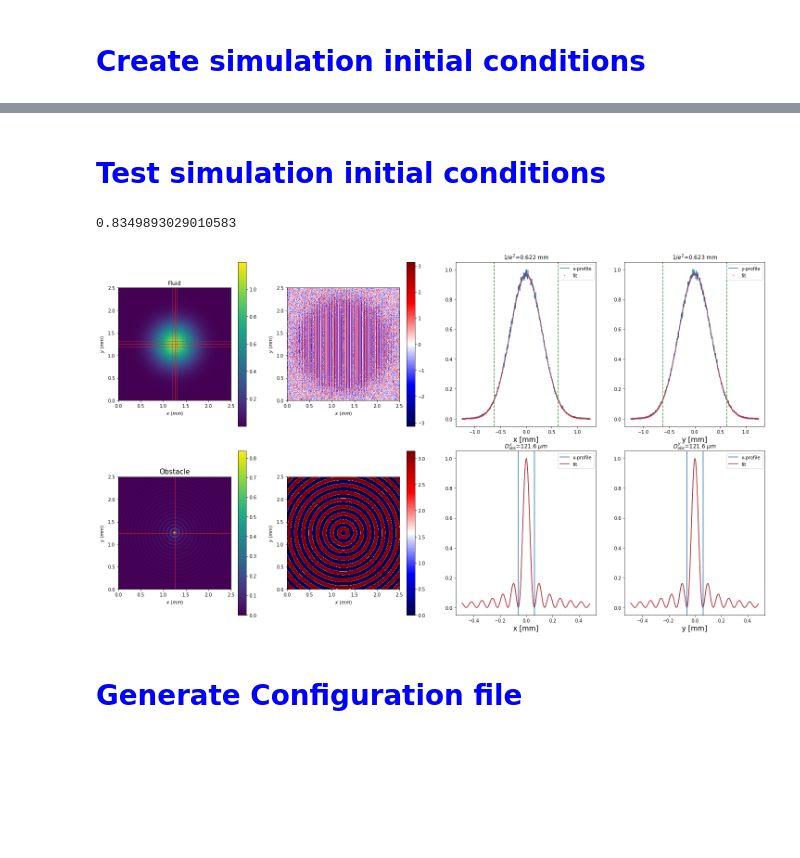
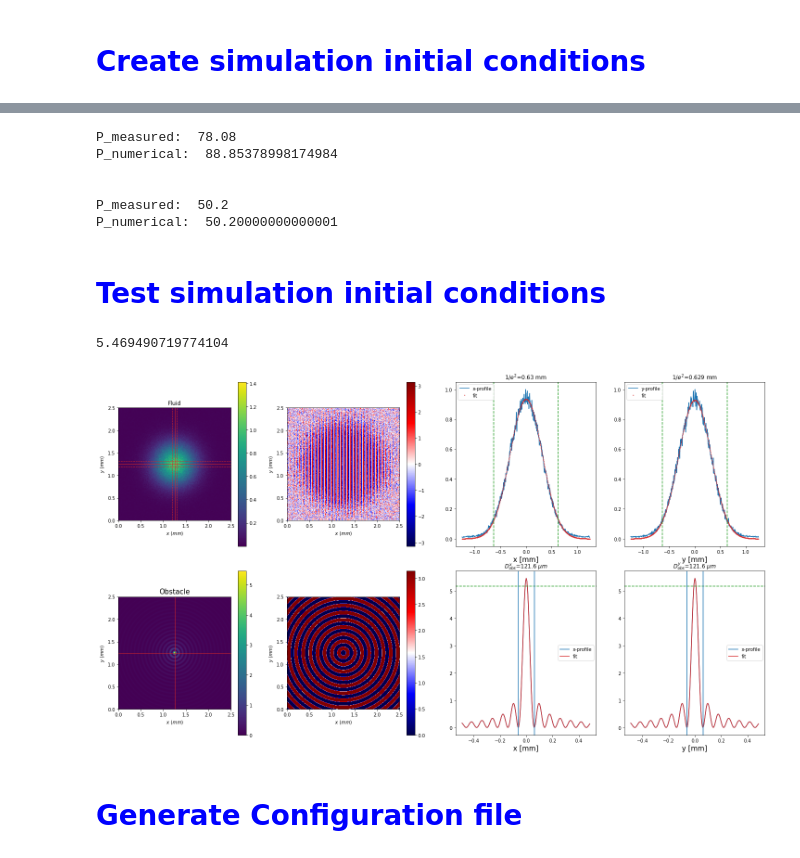
Before and after one commit to nunoazevedosilva/SBN, a Jupyter notebook: SBN_Simulation_axicon.ipynb, the cells around one changed output, grey strips where cells are left out. Drawn from its saved outputs; the diff is of its cells as text; code cells hidden in the pictures; blank space fills up the shorter version.

```diff
--- a/SBN_Simulation_axicon.ipynb
+++ b/SBN_Simulation_axicon.ipynb
@@ -265,7 +267,7 @@ dd = d_bessel*1e-2*factor_t/2.0
 
 #cs = np.sqrt(1/Isat)
 theta = fluid_velocity*ne
-vx = fluid_velocity*ne/np.sqrt(ne*delta_n)
+vx = theta/ne/np.sqrt(ne*delta_n)
 gamma = 1
 
 
@@ -278,16 +280,27 @@ my_simulation = simulation_config(dims, Nx, Ny, Nt, Nz, total_steps,
                                   alpha, Isat, gamma, saveDir)
 
 #Gaussian field - fluid
-my_simulation.initial_condition.add_field(gaussian_2d_field(my_simulation.x_af,my_simulation.y_af,1.0,waist_sim,
-                                                                Nx*dx/2,Ny*dy/2,vx,0))
+my_simulation.initial_condition.add_field(gaussian_2d_field(my_simulation.x_af,
+                                                            my_simulation.y_af,
+                                                            np.sqrt(If1),
+                                                            waist_sim,
+                                                            Nx*dx/2,
+                                                            Ny*dy/2,
+                                                            vx,
+                                                            0))
 
 #Noise
-my_simulation.initial_condition.add_field(whitenoise_2d_field(my_simulation.x_af, 0.1))
+my_simulation.initial_condition.add_field(whitenoise_2d_field(my_simulation.x_af, 0.2))
 
 #Axicon - optical defect
-my_simulation.initial_condition2.add_field(bessel_2d(my_simulation.x_af,my_simulation.y_af,
-                                                     If2/(If2 + Isat),
-                                    my_simulation.Nx*dx/2,my_simulation.Ny*dy/2, dd))
+my_simulation.initial_condition2.add_field(bessel_2d(my_simulation.x_af,
+                                                     my_simulation.y_af,
+                                                     P_red_beam*1e-3,
+                                                     I_fluid,
+                                                     my_simulation.Nx*dx/2,
+                                                     my_simulation.Ny*dy/2,
+                                                     dd,
+                                                     factor_t))
 
 
 #how many
@@ -307,3 +320,19 @@ bessel diameter = 15.453254716962103
+# %%
+input_beam_profile = np.transpose(np.abs(my_simulation.initial_condition.np_array)**2.0)
+
+print("P_measured: ", P_green_beam_corrected)
+print("P_numerical: ", np.sum(input_beam_profile)*dx*dy/factor_t/factor_t*1e4*I_fluid/(1e-3))
+print("\n")
+input_axicon_size = np.transpose(np.abs(my_simulation.initial_condition2.np_array)**2.0)
+print("P_measured: ", P_red_beam)
+print("P_numerical: ", np.sum(input_axicon_size)*dx*dy/factor_t/factor_t*1e4*I_fluid*1e3)
+# %% [output]
+P_measured:  78.08
+P_numerical:  88.85378998174984
+
+
+P_measured:  50.2
+P_numerical:  50.20000000000001
 # %% [markdown]
 # <font color='blue'>Test simulation initial conditions</font>
 # %%
@@ -405,6 +434,8 @@ plt.axvline(x=-(popt_y[-1] + popt_y[1])/factor_t/(1e-3), color="tab:green", line
 input_axicon_size = np.transpose(np.abs(my_simulation.initial_condition2.np_array)**2.0)
 phase_axicon = np.transpose(np.arctan2(np.imag(my_simulation.initial_condition2.np_array), np.real(my_simulation.initial_condition2.np_array)))
 
+axicon_max = np.max(input_axicon_size)
+
 y_shape, x_shape = np.shape(input_axicon_size)
 
 
@@ -444,39 +475,41 @@ plt.ylabel(r"$y$ $(mm)$")
 
 plt.subplot(grid[1, 1])
 
 plt.imshow(phase_axicon, cmap="seismic", extent=extent_general)
 plt.colorbar()
 plt.xlabel(r"$x$ $(mm)$")
 plt.ylabel(r"$y$ $(mm)$")
 
 
 plt.subplot(grid[1, 2])
 plt.title("$D^x_{obs}$=" + str(2.0*np.round(popt_x_input_4f[-1]/factor_t/(1e-6),1)) + " $\\mu m$")
-plt.plot(x_array_cutted_4f/factor_t/(1e-3), profile_x_4f_input_axicon_size_cutted, label="x-profile", color="tab:blue")
-plt.plot(x_array_cutted_4f/factor_t/(1e-3), bessel_function(x_array_cutted_4f, *popt_x_input_4f), label='fit', color="tab:red")
+plt.plot(x_array_cutted_4f/factor_t/(1e-3), axicon_max*profile_x_4f_input_axicon_size_cutted, label="x-profile", color="tab:blue")
+plt.plot(x_array_cutted_4f/factor_t/(1e-3), axicon_max*bessel_function(x_array_cutted_4f, *popt_x_input_4f), label='fit', color="tab:red")
 plt.legend(loc=0)
 plt.xlabel("x [mm]", fontsize=15)
+plt.axhline(y=Isat, linestyle="--", color="tab:green")
 
 plt.axvline(x=popt_x_input_4f[-1]/factor_t/(1e-3))
 plt.axvline(x=-popt_x_input_4f[-1]/factor_t/(1e-3))
 
 
 plt.subplot(grid[1, 3])
 plt.title("$D^y_{obs}$=" + str(2.0*np.round(popt_y_input_4f[-1]/factor_t/(1e-6),1)) + " $\\mu m$")
-plt.plot(y_array_cutted_4f/factor_t/(1e-3), profile_y_4f_input_axicon_size_cutted, label="x-profile", color="tab:blue")
-plt.plot(y_array_cutted_4f/factor_t/(1e-3), bessel_function(y_array_cutted_4f, *popt_y_input_4f), label='fit', color="tab:red")
+plt.plot(y_array_cutted_4f/factor_t/(1e-3), axicon_max*profile_y_4f_input_axicon_size_cutted, label="x-profile", color="tab:blue")
+plt.plot(y_array_cutted_4f/factor_t/(1e-3), axicon_max*bessel_function(y_array_cutted_4f, *popt_y_input_4f), label='fit', color="tab:red")
 plt.legend(loc=0)
 plt.xlabel("y [mm]", fontsize=15)
+plt.axhline(y=Isat, linestyle="--", color="tab:green")
 
 plt.axvline(x=popt_y_input_4f[-1]/factor_t/(1e-3))
 plt.axvline(x=-popt_y_input_4f[-1]/factor_t/(1e-3))
 
 plt.tight_layout()
 
 print(np.max(input_axicon_size))
 # %% [output]
-0.8349893029010583
+5.469490719774104
-[figure, old version]
+[figure, new version]
 # %% [markdown]
 # <font color='blue'>Generate Configuration file</font>
 # %%
```
Also changed, not shown: parts of 12 cells of this notebook, 4 other files.
